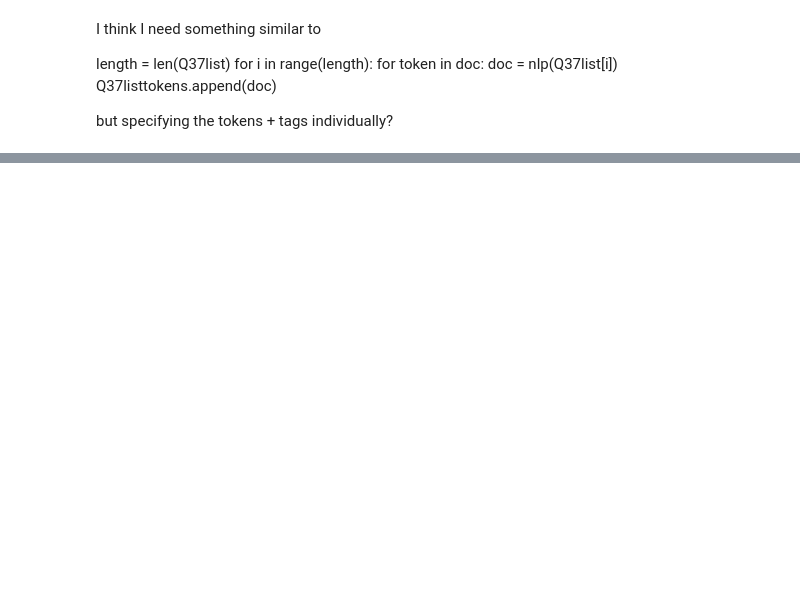
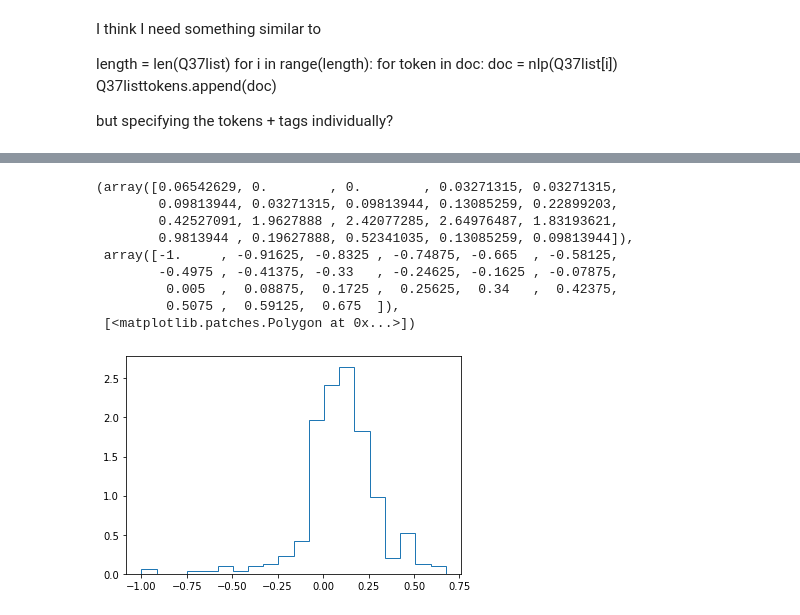
Before and after one commit to JillianMellen/NLP, a Jupyter notebook: NLPtesting.ipynb, the cells around one changed output, grey strips where cells are left out. Saved outputs shown, nothing was run; the diff lists cells and outputs as text; code cells hidden in the pictures; blank space fills up the shorter version.

```diff
--- a/NLPtesting.ipynb
+++ b/NLPtesting.ipynb
@@ -133,0 +217,15 @@ but specifying the tokens + tags individually?
+# %%
+#plt.hist(Institution,histtype = "step",bins=4,density = True) #Complete
+#plt.hist(Taughtbefore,histtype = "step",bins=3,density = True) #Complete
+plt.hist(Polarity,histtype = "step", bins=20, density = True)
+# %% [output]
+(array([0.06542629, 0.        , 0.        , 0.03271315, 0.03271315,
+        0.09813944, 0.03271315, 0.09813944, 0.13085259, 0.22899203,
+        0.42527091, 1.9627888 , 2.42077285, 2.64976487, 1.83193621,
+        0.9813944 , 0.19627888, 0.52341035, 0.13085259, 0.09813944]),
+ array([-1.     , -0.91625, -0.8325 , -0.74875, -0.665  , -0.58125,
+        -0.4975 , -0.41375, -0.33   , -0.24625, -0.1625 , -0.07875,
+         0.005  ,  0.08875,  0.1725 ,  0.25625,  0.34   ,  0.42375,
+         0.5075 ,  0.59125,  0.675  ]),
+ [<matplotlib.patches.Polygon at 0x...>])
+[figure, added]
```
Also changed, not shown: parts of 24 cells of this notebook.
